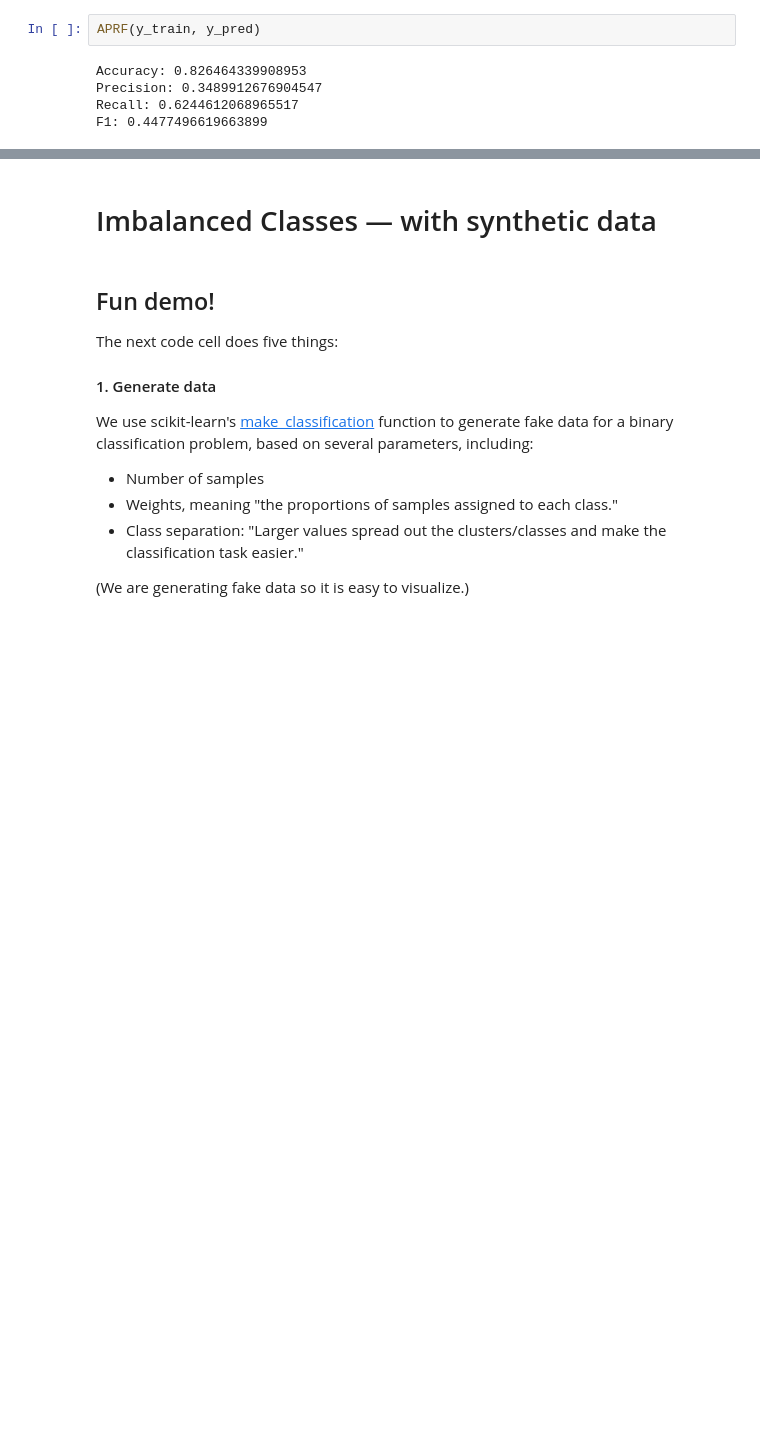
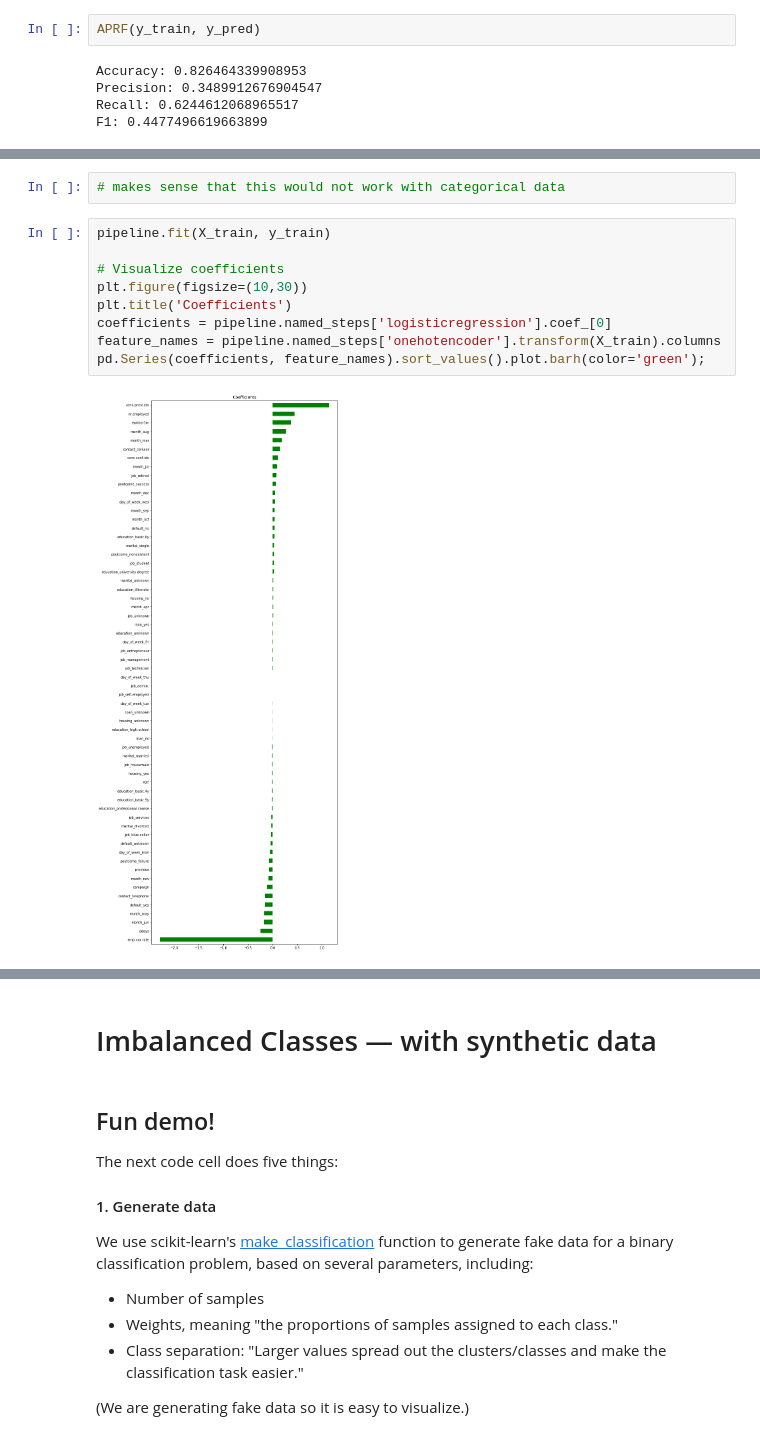
Before and after one commit to LambdaSchool/DS-Unit-2-Sprint-3-Classification-Validation, a Jupyter notebook: module3-classification-metrics/LS_DS_233_Classification_Metrics_Imbalanced_Classes.ipynb, the cells around one changed output, grey strips where cells are left out. Saved outputs shown, nothing was run; the diff lists cells and outputs as text; blank space fills up the shorter version.

```diff
--- a/module3-classification-metrics/LS_DS_233_Classification_Metrics_Imbalanced_Classes.ipynb
+++ b/module3-classification-metrics/LS_DS_233_Classification_Metrics_Imbalanced_Classes.ipynb
@@ -318,0 +366,13 @@ F1: 0.4477496619663899
+# %%
+# makes sense that this would not work with categorical data
+# %%
+pipeline.fit(X_train, y_train)
+
+# Visualize coefficients
+plt.figure(figsize=(10,30))
+plt.title('Coefficients')
+coefficients = pipeline.named_steps['logisticregression'].coef_[0]
+feature_names = pipeline.named_steps['onehotencoder'].transform(X_train).columns
+pd.Series(coefficients, feature_names).sort_values().plot.barh(color='green');
+# %% [output]
+[figure, added]
```
Also changed, not shown: parts of 14 cells of this notebook.
